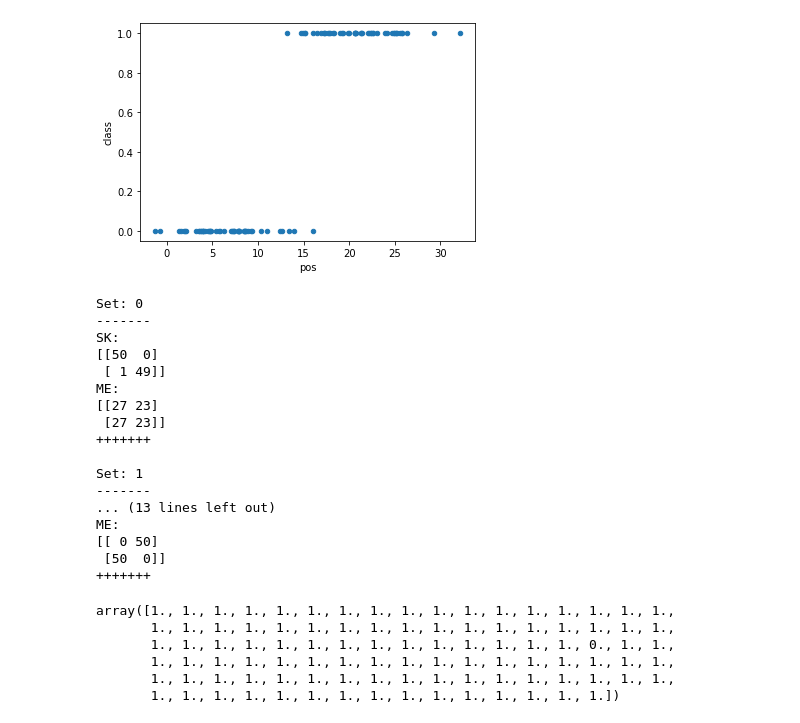
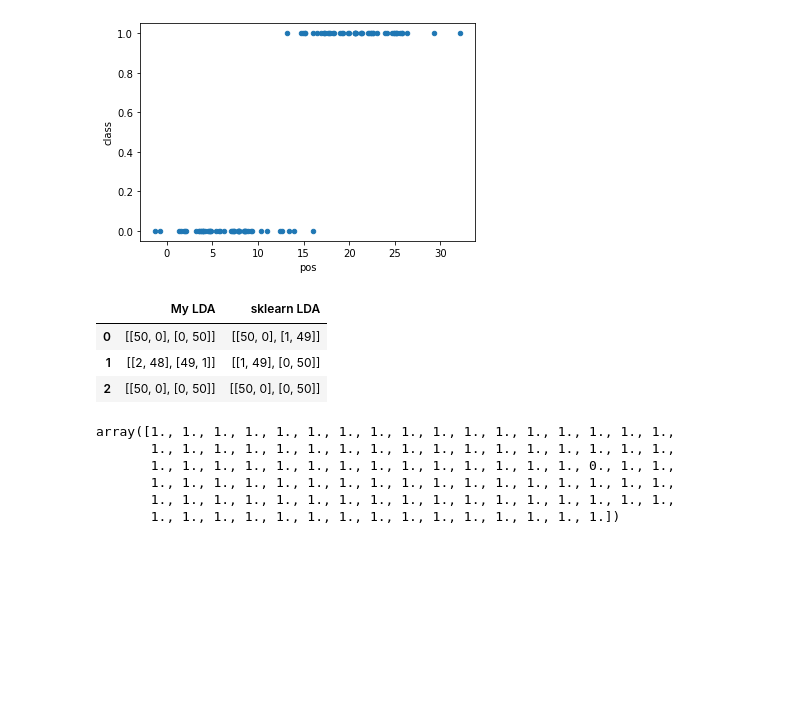
Before and after one commit to abarbieu/566-lda-logreg, a Jupyter notebook: a3_lda_logreg.ipynb, the cells around one changed output. Drawn from its saved outputs; the diff is of its cells as text; code cells hidden in the pictures; blank space fills up the shorter version.

```diff
--- a/a3_lda_logreg.ipynb
+++ b/a3_lda_logreg.ipynb
@@ -164,31 +165,21 @@ pd.DataFrame(data={"pos":projs,"class":irisBy}).plot.scatter(x="pos",y="class")
 [figure]
 [figure]
 # %%
+output=[]
+output_sk=[]
 for i in range(3):
     y = trainys[i]
     X = trainXs[i]
     pred_sk = lda_sks[i].predict(X)
     pred = lda_pred(lda_ws[i],lda_seps[i],X)
-    print(f"Set: {i}\n-------\nSK: \n{confusion_matrix(y,pred_sk)}\nME: \n{confusion_matrix(y,pred)}\n+++++++\n")
-#     confusion_matrix(y_true=trainy,y_pred=lda_pred(lda_ws[1],lda_seps[1],irisBX))
+    output.append(confusion_matrix(y,pred))
+    output_sk.append(confusion_matrix(y,pred_sk))
+pd.DataFrame(data={"My LDA":output,"sklearn LDA": output_sk})
 # %% [output]
-Set: 0
--------
-SK:
-[[50  0]
- [ 1 49]]
-ME:
-[[27 23]
- [27 23]]
-+++++++
-
-Set: 1
--------
-... (13 lines left out)
-ME:
-[[ 0 50]
- [50  0]]
-+++++++
+|  | My LDA | sklearn LDA |
+| 0 | [[50, 0], [0, 50]] | [[50, 0], [1, 49]] |
+| 1 | [[2, 48], [49, 1]] | [[1, 49], [0, 50]] |
+| 2 | [[50, 0], [0, 50]] | [[50, 0], [0, 50]] |
 # %%
 lda_sks[1].predict(trainXs[1])
 # %% [output]
```
Also changed, not shown: parts of 8 cells of this notebook, 1 other file.
